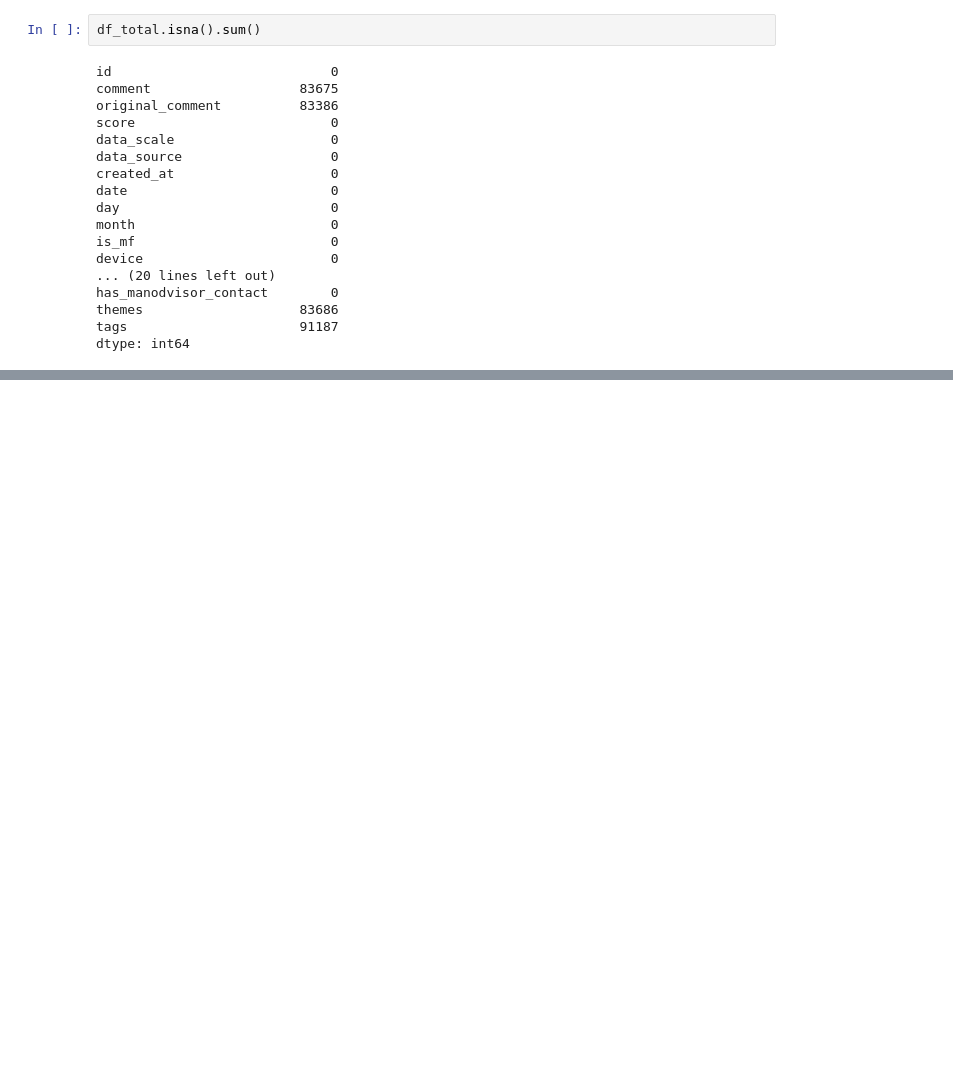
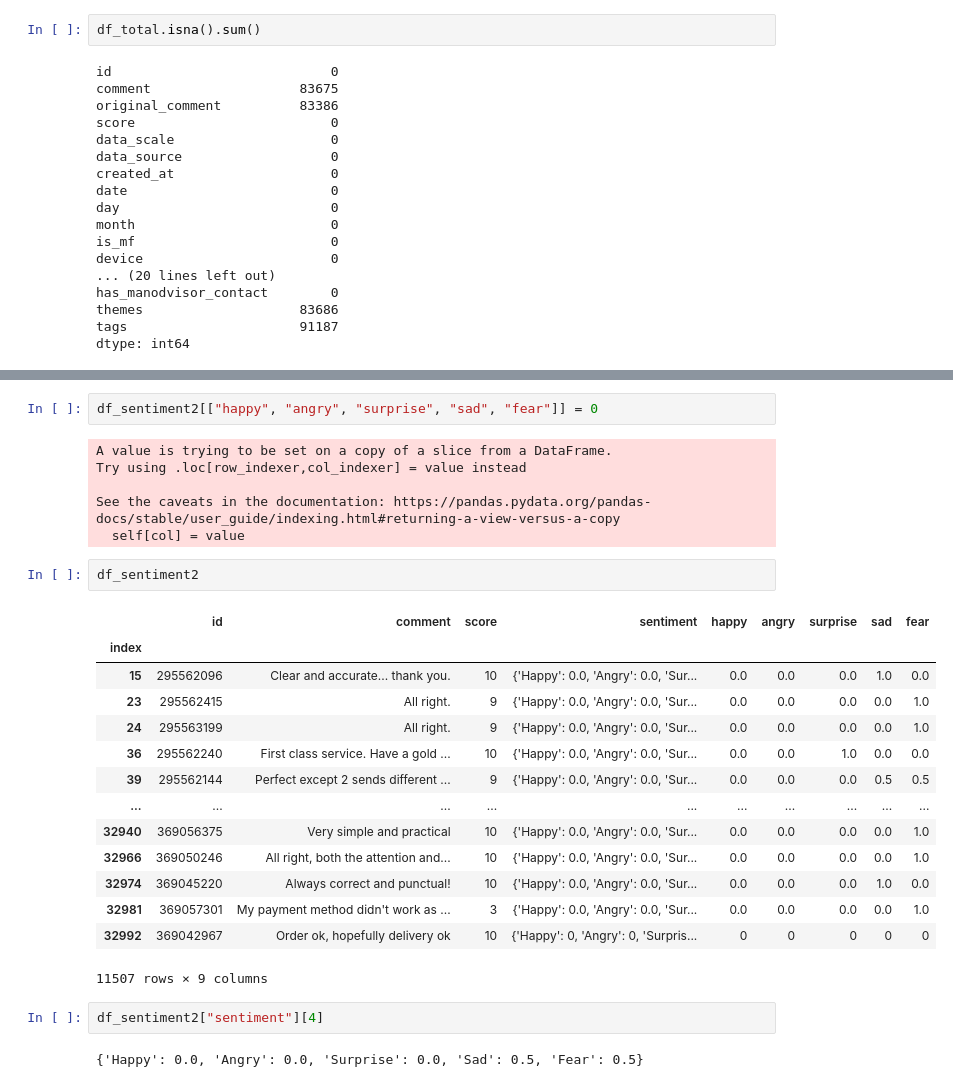
Before and after one commit to CathieLC/Happy_four_friends, a Jupyter notebook: Bérenger/Data exploration.ipynb, the cells around one changed output, grey strips where cells are left out. Cells and saved outputs as stored; diff of their text form; blank space fills up the shorter version.

```diff
--- a/Bérenger/Data exploration.ipynb
+++ b/Bérenger/Data exploration.ipynb
@@ -138,0 +378,29 @@ df_total.describe()
+# %%
+df_sentiment2[["happy", "angry", "surprise", "sad", "fear"]] = 0
+# %% [output]
+A value is trying to be set on a copy of a slice from a DataFrame.
+Try using .loc[row_indexer,col_indexer] = value instead
+
+See the caveats in the documentation: https://pandas.pydata.org/pandas-docs/stable/user_guide/indexing.html#returning-a-view-versus-a-copy
+  self[col] = value
+# %%
+df_sentiment2
+# %% [output]
+|  | id | comment | score | sentiment | happy | angry | surprise | sad | fear |
+| index |  |  |  |  |  |  |  |  |  |
+| 15 | 295562096 | Clear and accurate... thank you. | 10 | {'Happy': 0.0, 'Angry': 0.0, 'Sur... | 0.0 | 0.0 | 0.0 | 1.0 | 0.0 |
+| 23 | 295562415 | All right. | 9 | {'Happy': 0.0, 'Angry': 0.0, 'Sur... | 0.0 | 0.0 | 0.0 | 0.0 | 1.0 |
+| 24 | 295563199 | All right. | 9 | {'Happy': 0.0, 'Angry': 0.0, 'Sur... | 0.0 | 0.0 | 0.0 | 0.0 | 1.0 |
+| 36 | 295562240 | First class service. Have a gold ... | 10 | {'Happy': 0.0, 'Angry': 0.0, 'Sur... | 0.0 | 0.0 | 1.0 | 0.0 | 0.0 |
+| 39 | 295562144 | Perfect except 2 sends different ... | 9 | {'Happy': 0.0, 'Angry': 0.0, 'Sur... | 0.0 | 0.0 | 0.0 | 0.5 | 0.5 |
+| ... | ... | ... | ... | ... | ... | ... | ... | ... | ... |
+| 32940 | 369056375 | Very simple and practical | 10 | {'Happy': 0.0, 'Angry': 0.0, 'Sur... | 0.0 | 0.0 | 0.0 | 0.0 | 1.0 |
+| 32966 | 369050246 | All right, both the attention and... | 10 | {'Happy': 0.0, 'Angry': 0.0, 'Sur... | 0.0 | 0.0 | 0.0 | 0.0 | 1.0 |
+| 32974 | 369045220 | Always correct and punctual! | 10 | {'Happy': 0.0, 'Angry': 0.0, 'Sur... | 0.0 | 0.0 | 0.0 | 1.0 | 0.0 |
+| 32981 | 369057301 | My payment method didn't work as ... | 3 | {'Happy': 0.0, 'Angry': 0.0, 'Sur... | 0.0 | 0.0 | 0.0 | 0.0 | 1.0 |
+| 32992 | 369042967 | Order ok, hopefully delivery ok | 10 | {'Happy': 0, 'Angry': 0, 'Surpris... | 0 | 0 | 0 | 0 | 0 |
+11507 rows × 9 columns
+# %%
+df_sentiment2["sentiment"][4]
+# %% [output]
+{'Happy': 0.0, 'Angry': 0.0, 'Surprise': 0.0, 'Sad': 0.5, 'Fear': 0.5}
```
Also changed, not shown: parts of 29 cells of this notebook.
